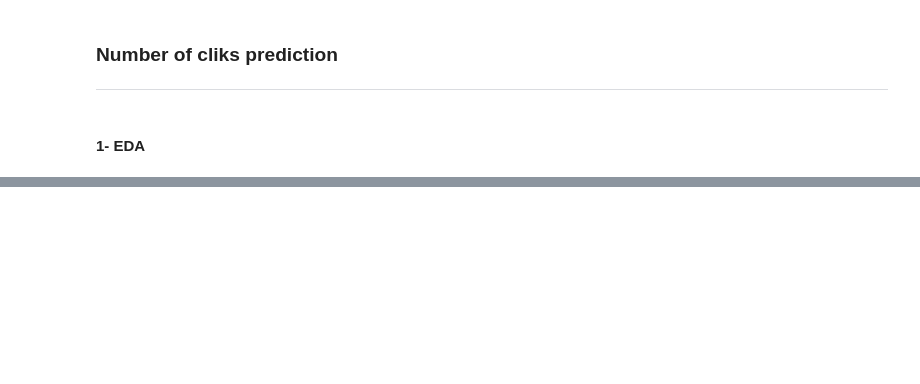
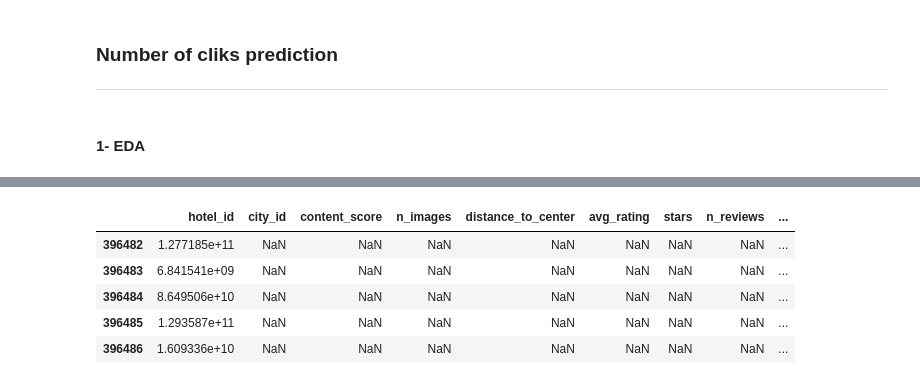
Before and after one commit to dataubc/number_-of_clicks_prediction, a Jupyter notebook: project_doc.ipynb, the cells around one changed output, grey strips where cells are left out. Cells and saved outputs as stored; diff of their text form; code cells hidden in the pictures; blank space fills up the shorter version.

```diff
--- a/project_doc.ipynb
+++ b/project_doc.ipynb
@@ -41,0 +57,9 @@ hotal_data.head()
+# %%
+hotel_data.tail()
+# %% [output]
+|  | hotel_id | city_id | content_score | n_images | distance_to_center | avg_rating | stars | n_reviews | ... |
+| 396482 | 1.277185e+11 | NaN | NaN | NaN | NaN | NaN | NaN | NaN | ... |
+| 396483 | 6.841541e+09 | NaN | NaN | NaN | NaN | NaN | NaN | NaN | ... |
+| 396484 | 8.649506e+10 | NaN | NaN | NaN | NaN | NaN | NaN | NaN | ... |
+| 396485 | 1.293587e+11 | NaN | NaN | NaN | NaN | NaN | NaN | NaN | ... |
+| 396486 | 1.609336e+10 | NaN | NaN | NaN | NaN | NaN | NaN | NaN | ... |
```
Also changed, not shown: parts of 19 cells of this notebook.
